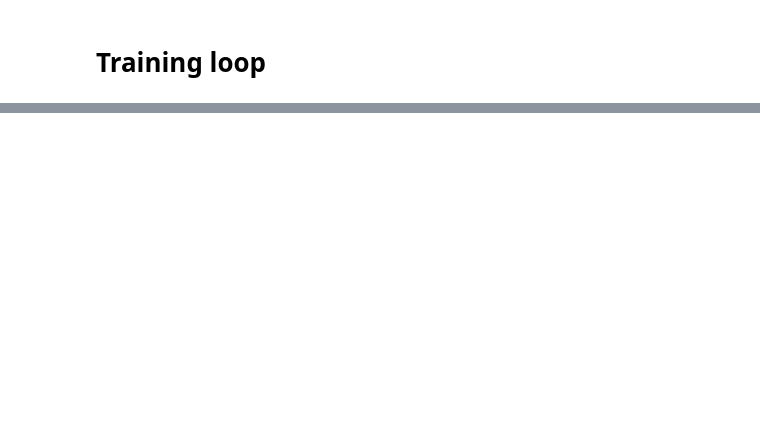
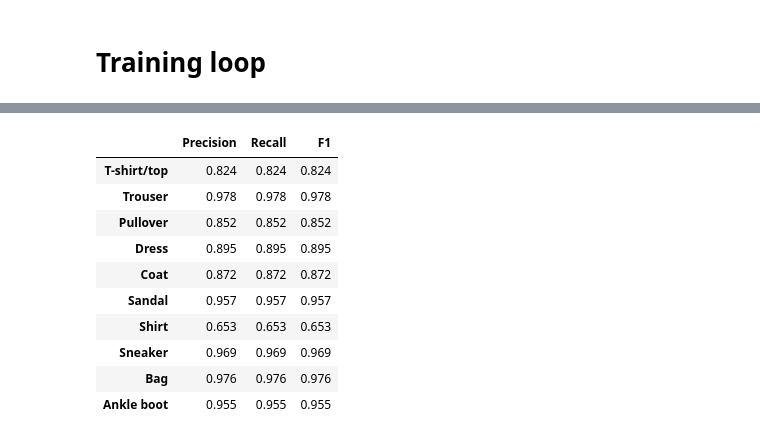
Before and after one commit to sir-timio/image_processing_itmo, a Jupyter notebook: hw1/classfier.ipynb, the cells around one changed output, grey strips where cells are left out. Cells and saved outputs as stored; diff of their text form; code cells hidden in the pictures; blank space fills up the shorter version.

```diff
--- a/hw1/classfier.ipynb
+++ b/hw1/classfier.ipynb
@@ -63,10 +88,6 @@ train_set.classes
 class SimpleCNN(nn.Module):
     def __init__(self):
         super(SimpleCNN, self).__init__()
-        self.conv1 = ConvBnRelu(1, 32, 3, 1)
-        self.conv2 = ConvBnRelu(32, 64, 3, 1)
-        self.conv3 = ConvBnRelu(64, 96, 3, 1)
-
         self.backbone = nn.Sequential(
             nn.Conv2d(1, 16, kernel_size=3, padding=1, bias=False), # bias false, using bn
             nn.BatchNorm2d(16),
@@ -232,0 +471,14 @@ Missing logger folder: /Users/timur/Documents/itmo_master/1_term/image_processin
+# %%
+simple_metrics
+# %% [output]
+|  | Precision | Recall | F1 |
+| T-shirt/top | 0.824 | 0.824 | 0.824 |
+| Trouser | 0.978 | 0.978 | 0.978 |
+| Pullover | 0.852 | 0.852 | 0.852 |
+| Dress | 0.895 | 0.895 | 0.895 |
+| Coat | 0.872 | 0.872 | 0.872 |
+| Sandal | 0.957 | 0.957 | 0.957 |
+| Shirt | 0.653 | 0.653 | 0.653 |
+| Sneaker | 0.969 | 0.969 | 0.969 |
+| Bag | 0.976 | 0.976 | 0.976 |
+| Ankle boot | 0.955 | 0.955 | 0.955 |
```
Also changed, not shown: parts of 29 cells of this notebook.
